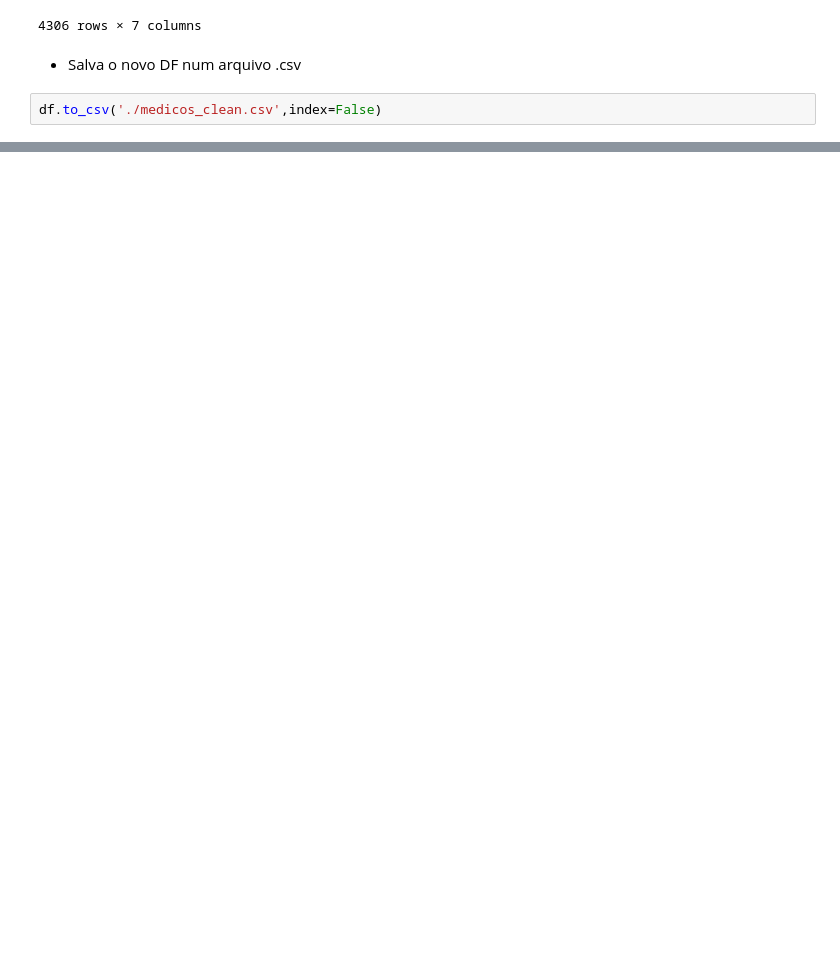
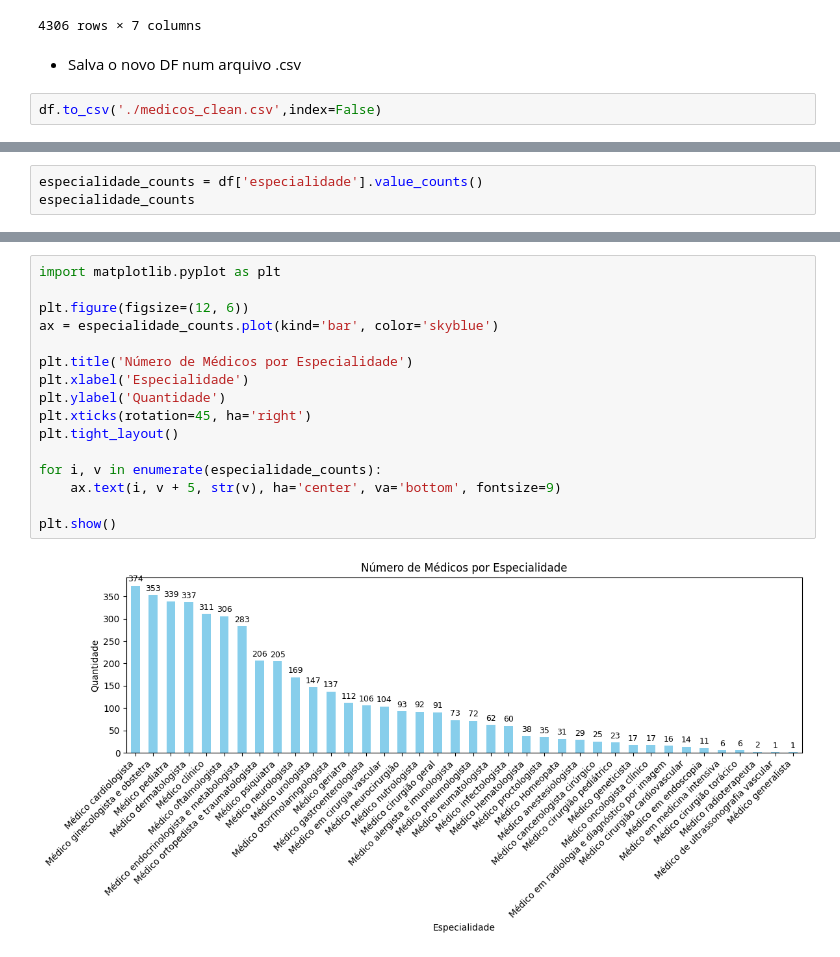
Before and after one commit to JoaoCioffi/integramed-app, a Jupyter notebook: scraping-medicos/data_cleaning.ipynb, the cells around one changed output, grey strips where cells are left out. Saved outputs shown, nothing was run; the diff lists cells and outputs as text; blank space fills up the shorter version.

```diff
--- a/scraping-medicos/data_cleaning.ipynb
+++ b/scraping-medicos/data_cleaning.ipynb
@@ -96,0 +99,3 @@ df.to_csv('./medicos_clean.csv',index=False)
+# %%
+especialidade_counts = df['especialidade'].value_counts()
+especialidade_counts
@@ -96,0 +120,18 @@ df.to_csv('./medicos_clean.csv',index=False)
+# %%
+import matplotlib.pyplot as plt
+
+plt.figure(figsize=(12, 6))
+ax = especialidade_counts.plot(kind='bar', color='skyblue')
+
+plt.title('Número de Médicos por Especialidade')
+plt.xlabel('Especialidade')
+plt.ylabel('Quantidade')
+plt.xticks(rotation=45, ha='right')
+plt.tight_layout()
+
+for i, v in enumerate(especialidade_counts):
+    ax.text(i, v + 5, str(v), ha='center', va='bottom', fontsize=9)
+
+plt.show()
+# %% [output]
+[figure, added]
```
Also changed, not shown: parts of 2 cells of this notebook.
